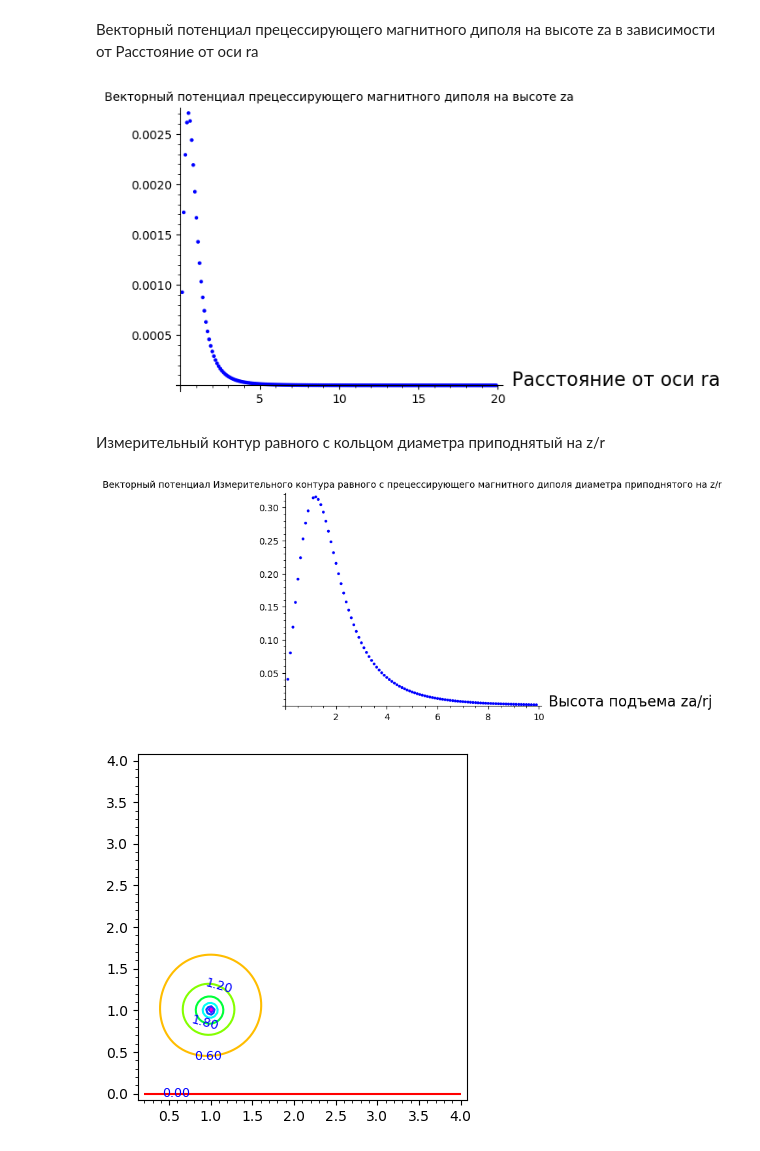
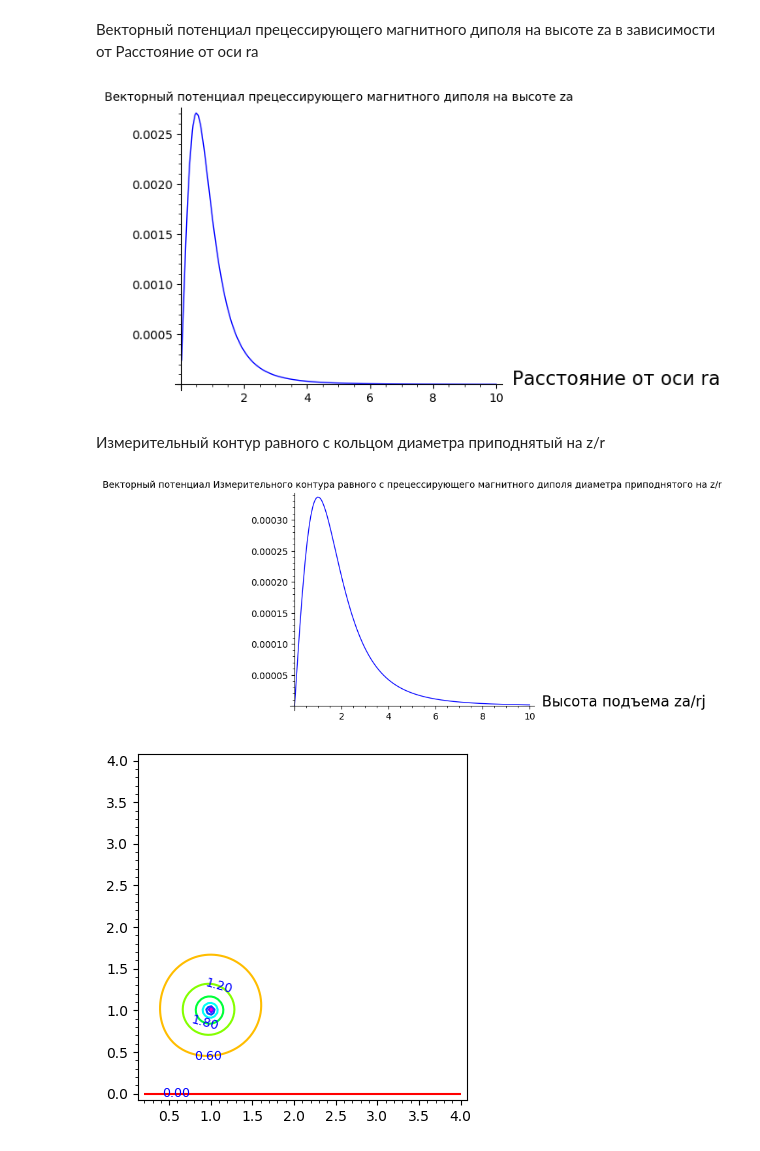
Before and after one commit to daju1/articles, a Jupyter notebook: electrostatic_vector_potential/Vector_potential_of_a_precessing_magnetic_dipole.ipynb, the cells around one changed output. Cells and saved outputs as stored; diff of their text form; code cells hidden in the pictures.

```diff
--- a/electrostatic_vector_potential/Vector_potential_of_a_precessing_magnetic_dipole.ipynb
+++ b/electrostatic_vector_potential/Vector_potential_of_a_precessing_magnetic_dipole.ipynb
@@ -207,8 +210 @@ A_ring = lambda rj, ra, zj, za : \
-# %%
-plot_data_A_ring_r = []
-for ir in range(1,200):
-    # Расстояние от оси R/r (лин шкала)
-    ra = 0.01 * ir
-    A_phi_ring = A_ring(rj = 1, ra = ra, zj = 0, za = 0.2)
-    plot_data_A_ring_r += [(ra, A_phi_ring)]
 # %%
@@ -220,8 +216,2 @@ p.show(title="Векторный потенциал токового кольц
 # %% [markdown]
 Измерительный контур равного с кольцом диаметра приподнятый на z/r
-# %%
-plot_data_A_ring_z = []
-for iz in range(1,100):
-    za = 0.01 * iz
-    A_phi_ring = A_ring(rj = 1, ra = 1, zj = 0, za = za)
-    plot_data_A_ring_z += [(za, A_phi_ring)]
@@ -237,10 +227,3 @@ p.show(title="Векторный потенциал Измерительного
 $$\vec A = -\frac{ z}{{\rho}\sqrt{\rho^{2} + z^{2}} }\,{\vec {e}}_{\varphi }$$
 # %%
 A_q = lambda ra, za : za /(ra * sqrt(ra^2 + za^2))
-# %%
-plot_data_A_q_r = []
-for ir in range(1,100):
-    # Расстояние от оси R/r (лин шкала)
-    ra = 0.1 * ir
-    A_phi_q = A_q(ra = ra, za = 1)
-    plot_data_A_q_r += [(ra, A_phi_q)]
@@ -253,8 +236,2 @@ p.show(title="Векторный потенциал электростатиче
 # %% [markdown]
 Измерительный контур заданного диаметра приподнятый на высоту z
-# %%
-plot_data_A_q_z = []
-for iz in range(1,100):
-    za = 0.1 * iz
-    A_phi_q = A_q(ra = 1, za = za)
-    plot_data_A_q_z += [(za, A_phi_q)]
@@ -289,10 +266,10 @@ for ir in range(1,200):
     A_phi_dipol = A_dipol(rj = 1*d, ra = ra, zj = d, za = 1)
     plot_data_A_dipol_r += [(ra, A_phi_dipol)]
 # %%
-p = list_plot(plot_data_A_dipol_r)
+p = plot(A_dipol(rj = 1*d, ra = r_a, zj = d, za = 1), (r_a, 0, 10))
 p.show(title="Векторный потенциал прецессирующего магнитного диполя на высоте za",
        axes_labels=["Расстояние от оси ra", ""])
 # %% [output]
-[figure, old version]
+[figure, new version]
 # %% [markdown]
 Измерительный контур равного с кольцом диаметра приподнятый на z/r
@@ -308,9 +287,9 @@ for iz in range(1,100):
 # %%
-p = list_plot(plot_data_A_dipol_z)
+p = plot(A_dipol(rj = 1*d, ra = 2, zj = 1*d, za = z_a), (z_a, 0, 10))
 p.show(title="Векторный потенциал Измерительного контура равного с прецессирующего магнитного диполя диаметра приподнятого на z/r",
-       axes_labels=["Высота подъема za/rj", ""])
+       axes_labels=["Высота подъема za", ""])
 # %% [output]
-[figure, old version]
+[figure, new version]
 # %%
 contour_plot(A_dipol(rj = 1, ra=r_a, zj = 1, za=z_a), (r_a,0.2,4), (z_a,0,4), fill=False, cmap='hsv', labels=True)
 # %% [output]
```
Also changed, not shown: parts of 80 cells of this notebook.
